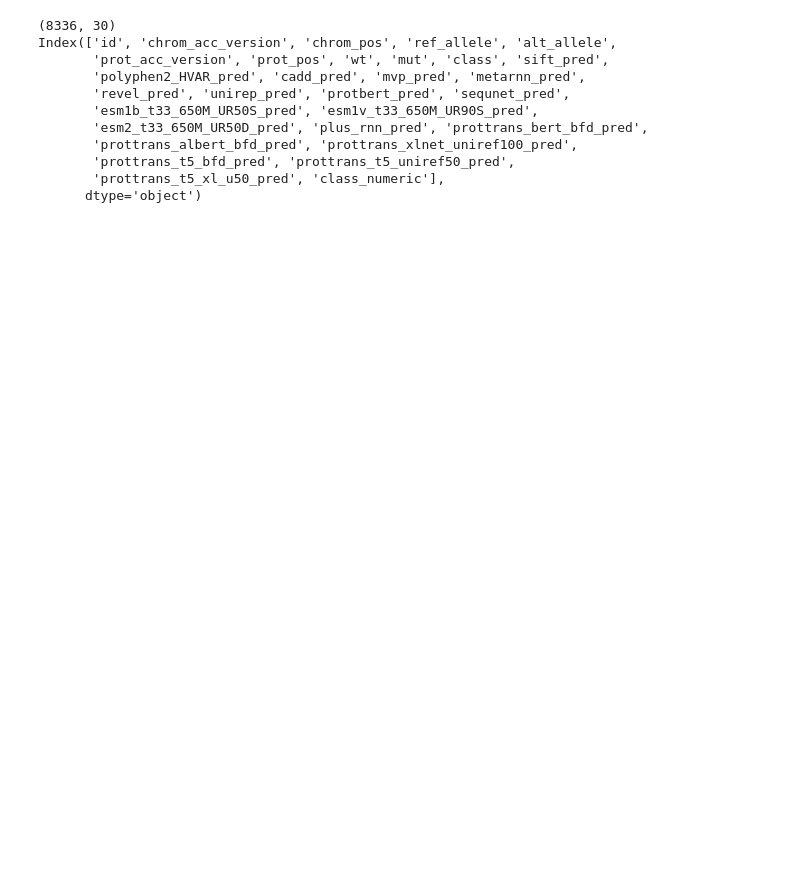
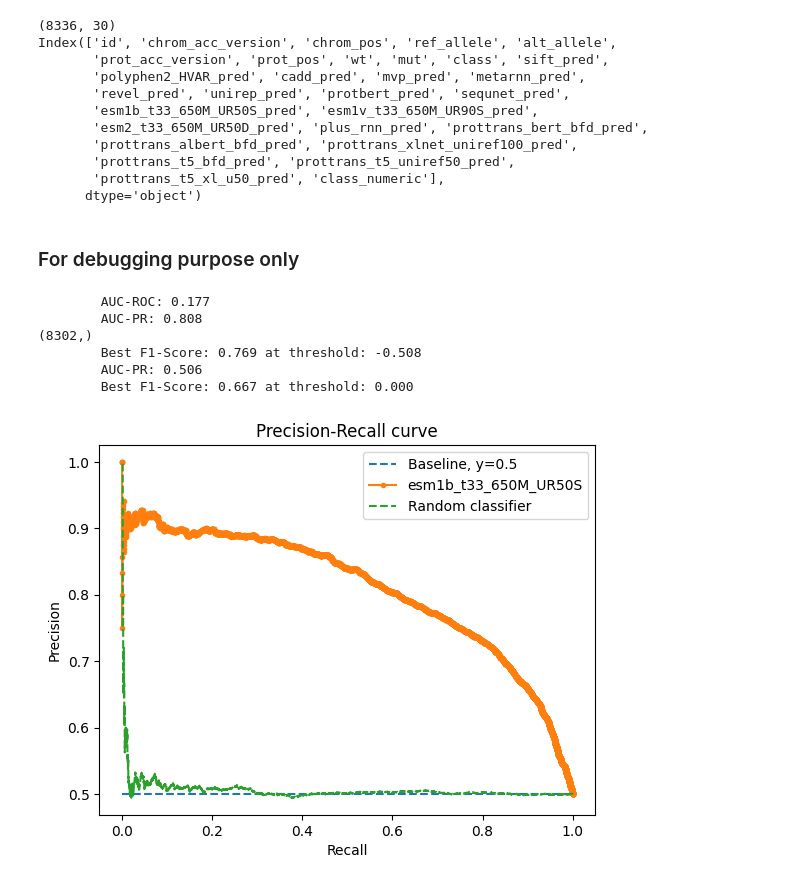
Before and after one commit to akabiraka/variant_effect_analysis, a Jupyter notebook: models/aa_common/performance_analysis_for_pathogenicity.ipynb, the cells around one changed output. Drawn from its saved outputs; the diff is of its cells as text; code cells hidden in the pictures; blank space fills up the shorter version.

Commit message:
NP-NM mapping done for popu-freq and pathogenicity, metrics calculation done

```diff
--- a/models/aa_common/performance_analysis_for_pathogenicity.ipynb
+++ b/models/aa_common/performance_analysis_for_pathogenicity.ipynb
@@ -19,8 +19,8 @@ model_root_and_name_tuple_list = [("dbnsfp", "sift"), ("dbnsfp", "polyphen2_HVAR
                                   ("bioembeddings_dallago", "prottrans_xlnet_uniref100"),
                                   ("bioembeddings_dallago", "prottrans_t5_bfd"), ("bioembeddings_dallago", "prottrans_t5_uniref50"), ("bioembeddings_dallago", "prottrans_t5_xl_u50")]
 
-# by default, we consider smaller means damaging (here pathogenic or likely-pathogenic), but the following models have specific opposite meaning
-models_larger_means_damaging = ["metarnn", "mvp", "polyphen2_HVAR", "cadd", "revel"]
+# by default, we consider larger means positive class (here pathogenic or likely-pathogenic), but the following models have specific opposite meaning
+models_smaller_means_damaging = ["sequnet", "sift"]
 
 metrics = ["AUC-ROC", "AUC-PR", "F1-max", "Th-max", "Precision", "Recall", "Accuracy", "Balanced-accuracy", "MCC"]
 # %%
@@ -28,8 +28,8 @@ list_of_resut_df = []
 for analysis_no in range(10):
     result_df = pd.read_csv(home_dir+f"models/aa_common/merged_predictions/{task}_analysis/{analysis_no}.csv", sep="\t")
 
-    result_df.loc[result_df["class"]==task, "class_numeric"] = 0
-    result_df.loc[result_df["class"]=="neutral", "class_numeric"] = 1
+    result_df.loc[result_df["class"]==task, "class_numeric"] = 1
+    result_df.loc[result_df["class"]=="neutral", "class_numeric"] = 0
 
     list_of_resut_df.append(result_df)
 
@@ -47,6 +47,71 @@ Index(['id', 'chrom_acc_version', 'chrom_pos', 'ref_allele', 'alt_allele',
        'prottrans_t5_bfd_pred', 'prottrans_t5_uniref50_pred',
        'prottrans_t5_xl_u50_pred', 'class_numeric'],
       dtype='object')
+# %% [markdown]
+### For debugging purpose only
+# %%
+result_df = list_of_resut_df[0]
+model_name = "esm1b_t33_650M_UR50S" # polyphen2_HVAR, esm1b_t33_650M_UR50S
+model_pred_col = model_name + "_pred"
+
+result_df["pred"]=(result_df[model_pred_col]-result_df[model_pred_col].min())/(result_df[model_pred_col].max()-result_df[model_pred_col].min()) # scaling prediction scores between [0, 1]
+
+non_nan_result_df = result_df[~pd.isna(result_df[model_pred_col])]  # taking df for only non-NAN values
+
+if model_name in models_smaller_means_damaging:
+    non_nan_result_df["pred"] = non_nan_result_df["pred"] * (-1)
+
+auc_roc_score, larger_means_positive_class = get_auc_roc_score(non_nan_result_df)
+if not larger_means_positive_class:
+    non_nan_result_df["pred"] = non_nan_result_df["pred"] * (-1)
+
+auc_pr_score, precisions, recalls, thresholds = get_auc_pr_score(non_nan_result_df)
+print(thresholds.shape)
+f1_max, th_max, precisions, recalls, thresholds = get_f1max_and_th(precisions, recalls, thresholds)
+
+# f1_max, th_max, precisions, recalls, thresholds = get_f1max_and_th_(non_nan_result_df)
+
+# print(thresholds.shape)
+# print(precisions)
+# print(recalls)
+
+import matplotlib.pyplot as plt
+plt.plot([0,1], [.5, .5], linestyle='--', label='Baseline, y=0.5')# precisions_list.append(p)
+plt.plot(recalls, precisions, marker='.', label=f'{model_name}')
+
+
+import random
+result_df["pred"] = [random.uniform(0, 1) for i in range(result_df.shape[0])]
+non_nan_result_df = result_df[~pd.isna(result_df[model_pred_col])]  # taking df for only non-NAN values
+auc_pr_score, p, r, t = get_auc_pr_score(non_nan_result_df)
+f1_max, th_max, p, r, t = get_f1max_and_th(p, r, t)
+plt.plot(r, p, linestyle='--', label="Random classifier")
+
+
+plt.ylabel("Precision")
+plt.xlabel("Recall")
+plt.legend()
+plt.title("Precision-Recall curve")
+plt.show()
+
+
+# pathogenicity = result_df[result_df["class"]==task]
+# neutral = result_df[result_df["class"]=="neutral"]
+
+# bins = 100 # 20, 100, 500
+# plt.hist(pathogenicity["pred"], bins=bins, density=False, log=False, alpha=.6, label=f"Pathogenicity-{model_name}")
+# plt.hist(neutral["pred"], bins=bins, density=False, log=False, alpha=.4, label=f"Neutral-{model_name}")
+
+# plt.legend()
+# plt.show()
+# %% [output]
+        AUC-ROC: 0.177
+        AUC-PR: 0.808
+(8302,)
+        Best F1-Score: 0.769 at threshold: -0.508
+        AUC-PR: 0.506
+        Best F1-Score: 0.667 at threshold: 0.000
+[figure, added]
 # %%
 performance_scores_sum_dict = {}
 
```
Also changed, not shown: parts of 2 cells of this notebook, 8 other files.
